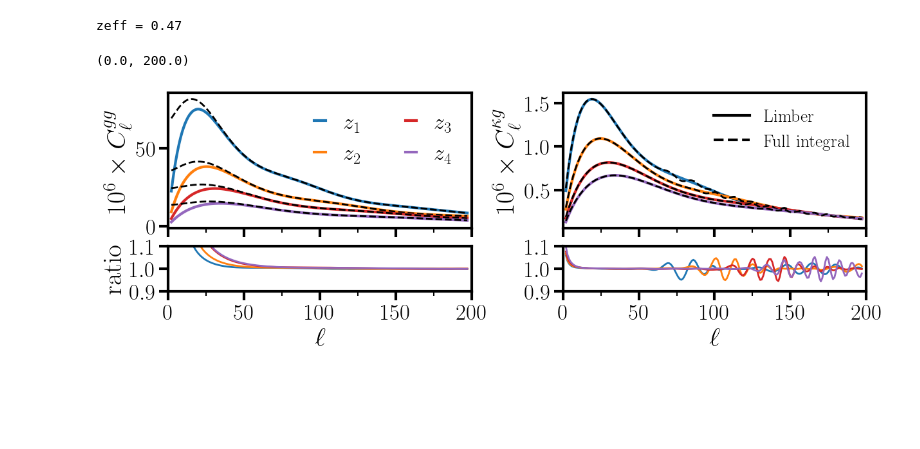
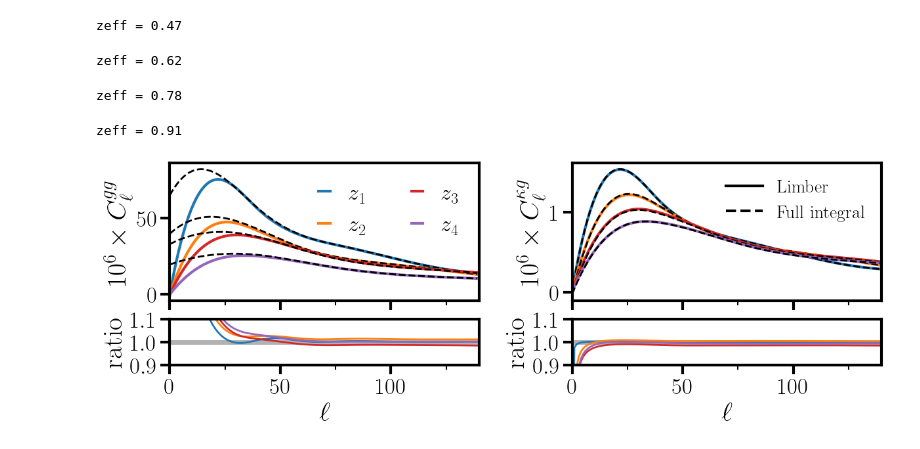
Before and after one commit to Joletaxi19/desi-cmb-lensing-joint-analysis, a Jupyter notebook: notebooks/beyondLimber.ipynb, the cells around one changed output. Saved outputs shown, nothing was run; the diff lists cells and outputs as text; code cells hidden in the pictures; blank space fills up the shorter version.

Commit message:
updated beyondLimber notebook

```diff
--- a/notebooks/beyondLimber.ipynb
+++ b/notebooks/beyondLimber.ipynb
@@ -8,9 +8,10 @@ from scipy.interpolate import interp1d
 
 dat = np.genfromtxt('../data/LRG_dNdz.txt')
 
-def do_integrals(z_, dNdz, bias, lval=np.arange(0,160,step=4), NCHI=5000, NK=5000, NKint=2000,kmin=1e-3,kmax=0.5):
+def do_integrals(z_, dNdz, bias, lval=np.arange(0,160,step=20), NCHI=5000, NK=5000, NKint=1000,kmin=1e-3,kmax=0.5):
     """
     computes limber and beyond limber integrals for Cgg and Ckg
+    assuming linear theory
     """
     params = {'output': 'mPk lCl','P_k_max_h/Mpc': 20.,
               'z_pk': '0.0,10','A_s': 2.10732e-9,'n_s': 0.96824,
@@ -60,18 +61,26 @@ def do_integrals(z_, dNdz, bias, lval=np.arange(0,160,step=4), NCHI=5000, NK=500
         integrand = k**2 * Pk * Ikap * (Ireal+Irsd) / (2*np.pi)**3
         return simps(integrand,x=k)
 
-    def Cgg_limber(l):
+    def Cgg_limber(l,DBeff=True):
         kv = (l+0.5)/chi
-        Deff = cosmo.scale_independent_growth_factor(zeff)
-        Beff = bias(zeff)
+        if DBeff:
+            Deff = cosmo.scale_independent_growth_factor(zeff)
+            Beff = bias(zeff)
+        else:
+            Deff = D
+            Beff = b
         Pint = interp1d(k,Pk,bounds_error=False,fill_value=0.)(kv) * (Deff*Beff)**2
         integrand = Wg**2/chi**2 * Pint
         return simps(integrand,x=chi)
 
-    def Ckg_limber(l):
+    def Ckg_limber(l,DBeff=True):
         kv = (l+0.5)/chi
-        Deff = cosmo.scale_independent_growth_factor(zeff)
-        Beff = bias(zeff)
+        if DBeff:
+            Deff = cosmo.scale_independent_growth_factor(zeff)
+            Beff = bias(zeff)
+        else:
+            Deff = D
+            Beff = b
         Pint = interp1d(k,Pk,bounds_error=False,fill_value=0.)(kv) * Deff**2 * Beff
         integrand = Wg*Wk/chi**2 * Pint
         return simps(integrand,x=chi)
@@ -118,43 +127,52 @@ l, cgg_1f, cgg_1l, ckg_1f, ckg_1l = do_integrals(dat[:,0],dat[:,1],bias=bias)
 zeff = 0.47
 # %%
 l, cgg_2f, cgg_2l, ckg_2f, ckg_2l = do_integrals(dat[:,0],dat[:,2],bias=bias)
+# %% [output]
+zeff = 0.62
 # %%
 l, cgg_3f, cgg_3l, ckg_3f, ckg_3l = do_integrals(dat[:,0],dat[:,3],bias=bias)
+# %% [output]
+zeff = 0.78
 # %%
 l, cgg_4f, cgg_4l, ckg_4f, ckg_4l = do_integrals(dat[:,0],dat[:,4],bias=bias)
+# %% [output]
+zeff = 0.91
 # %%
 fig,ax = plt.subplots(2,2,figsize=(14,4),sharex=True,gridspec_kw={'height_ratios':[3,1],'hspace':0.2,'wspace':0.3})
 
 ax[0,0].plot(l,1e6*cgg_1l,lw=3,c='C0',label=r'$z_1$') ; ax[0,0].plot(l,1e6*cgg_1f,lw=2,c='k',ls='--')
 ax[0,0].plot(l,1e6*cgg_2l,lw=3,c='C1',label=r'$z_2$') ; ax[0,0].plot(l,1e6*cgg_2f,lw=2,c='k',ls='--')
 ax[0,0].plot(l,1e6*cgg_3l,lw=3,c='C3',label=r'$z_3$') ; ax[0,0].plot(l,1e6*cgg_3f,lw=2,c='k',ls='--')
 ax[0,0].plot(l,1e6*cgg_4l,lw=3,c='C4',label=r'$z_4$') ; ax[0,0].plot(l,1e6*cgg_4f,lw=2,c='k',ls='--')
 ax[1,0].plot(l,cgg_1f/cgg_1l,lw=2,c='C0')
 ax[1,0].plot(l,cgg_2f/cgg_2l,lw=2,c='C1')
 ax[1,0].plot(l,cgg_3f/cgg_3l,lw=2,c='C3')
 ax[1,0].plot(l,cgg_4f/cgg_4l,lw=2,c='C4')
 
 ax[0,1].plot(l,1e6*ckg_1l,lw=3,c='C0') ; ax[0,1].plot(l,1e6*ckg_1f,lw=2,c='k',ls='--')
 ax[0,1].plot(l,1e6*ckg_2l,lw=3,c='C1') ; ax[0,1].plot(l,1e6*ckg_2f,lw=2,c='k',ls='--')
 ax[0,1].plot(l,1e6*ckg_3l,lw=3,c='C3') ; ax[0,1].plot(l,1e6*ckg_3f,lw=2,c='k',ls='--')
 ax[0,1].plot(l,1e6*ckg_4l,lw=3,c='C4') ; ax[0,1].plot(l,1e6*ckg_4f,lw=2,c='k',ls='--')
 ax[1,1].plot(l,ckg_1f/ckg_1l,lw=2,c='C0')
 ax[1,1].plot(l,ckg_2f/ckg_2l,lw=2,c='C1')
 ax[1,1].plot(l,ckg_3f/ckg_3l,lw=2,c='C3')
 ax[1,1].plot(l,ckg_4f/ckg_4l,lw=2,c='C4')
 ax[0,1].plot([],[],c='k',lw=3,ls='-',label=r'Limber')
 ax[0,1].plot([],[],c='k',lw=3,ls='--',label=r'Full integral')
 
 ax[1,0].set_xticks([25*i for i in range(8)],minor=True)
 ax[1,0].set_xlabel(r'$\ell$')
 ax[1,1].set_xlabel(r'$\ell$')
 ax[0,0].legend(loc='upper right',frameon=False,ncol=2,handlelength=0.5)
 ax[0,1].legend(loc='upper right',frameon=False,handlelength=2,fontsize=20)
 ax[0,0].set_ylabel(r'$10^6\times C^{gg}_\ell$')
 ax[0,1].set_ylabel(r'$10^6\times C^{\kappa g}_\ell$')
 ax[1,0].set_ylabel(r'ratio')
+ax[1,1].set_ylabel(r'ratio')
 ax[1,0].set_ylim(0.9,1.1); ax[1,1].set_ylim(0.9,1.1)
-ax[0,0].set_xlim(0,200)
+ax[0,0].set_xlim(0,140)
+ax[1,0].fill_between([0,200],[0.99,0.99],[1.01,1.01],color='k',alpha=0.3,lw=0)
+ax[1,1].fill_between([0,200],[0.99,0.99],[1.01,1.01],color='k',alpha=0.3,lw=0)
+plt.savefig('../figures/beyondLimber.pdf',bbox_inches='tight')
 # %% [output]
-(0.0, 200.0)
-[figure, old version]
+[figure, new version]
```
